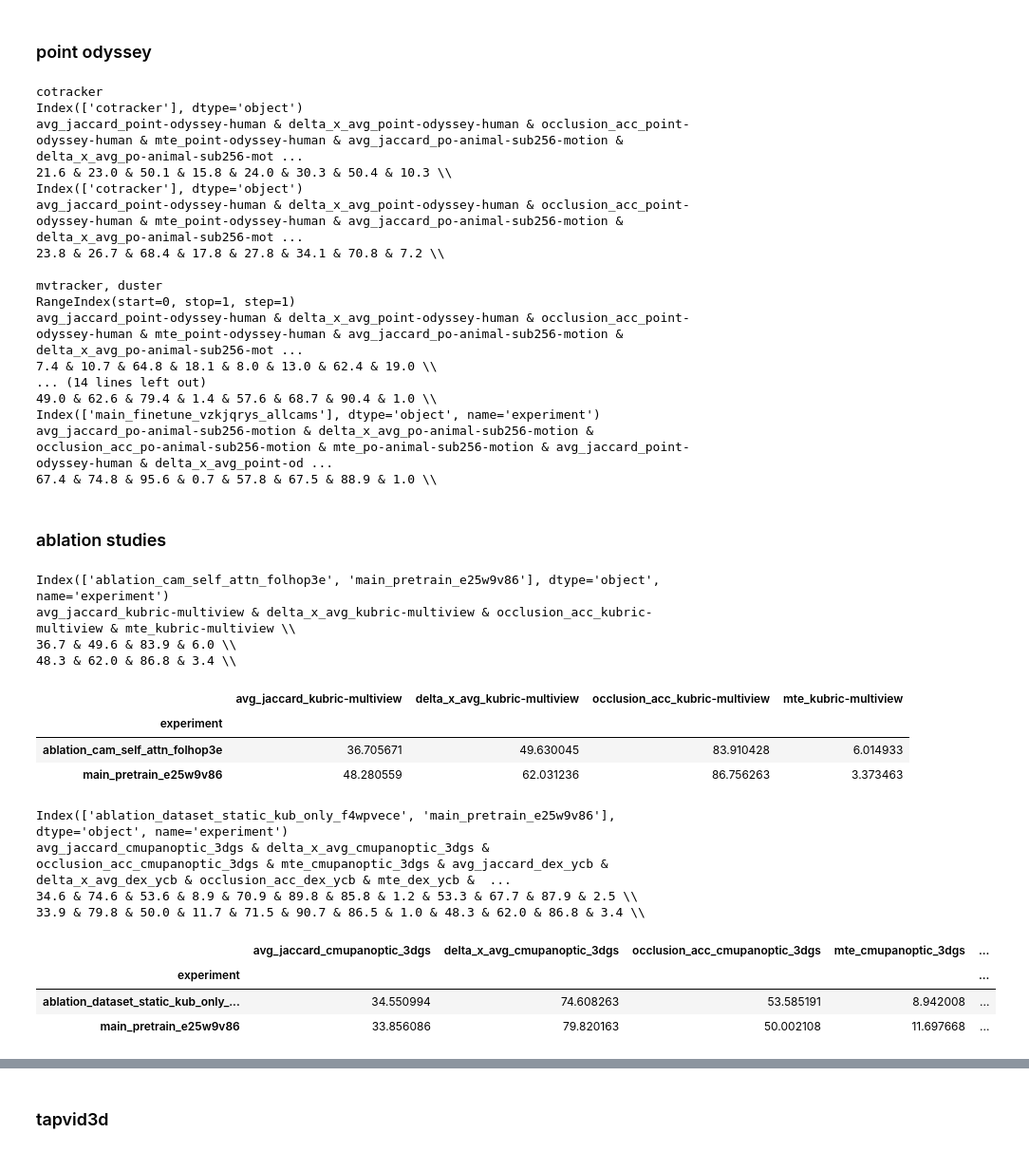
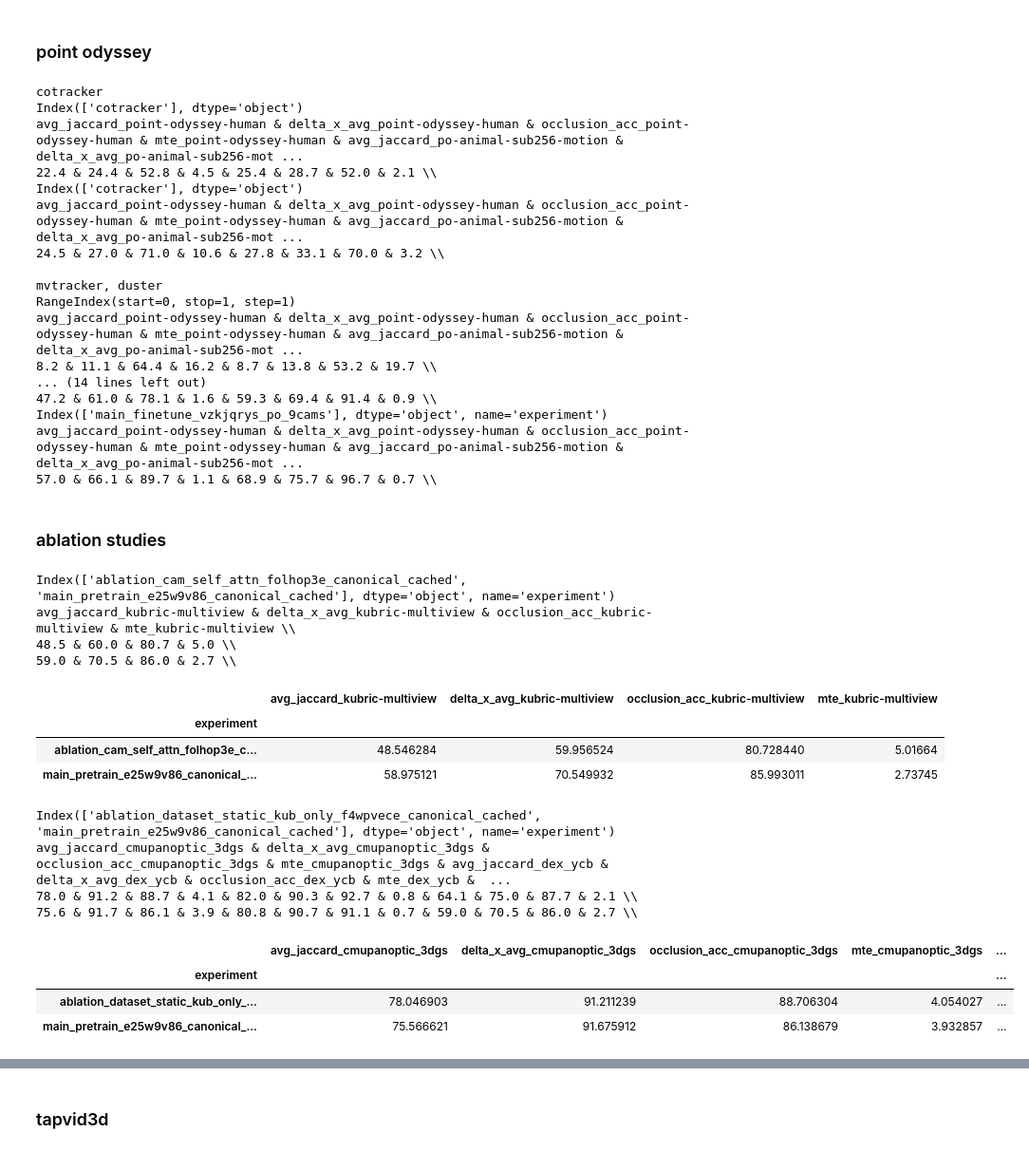
Before and after one commit to AI-HHMI/tracktail-paper, a Jupyter notebook: format_tables_v2.ipynb, the cells around one changed output, grey strips where cells are left out. Shown at 95% size. Cells and saved outputs as stored; diff of their text form; code cells hidden in the pictures.

```diff
--- a/format_tables_v2.ipynb
+++ b/format_tables_v2.ipynb
@@ -337,7 +352,8 @@ avg_jaccard_cmupanoptic_3dgs & delta_x_avg_cmupanoptic_3dgs & occlusion_acc_cmup
 ### point odyssey
 # %%
 # PO benchmark
-experiments = ['main_finetune_vzkjqrys']
+experiments = ['main_finetune_vzkjqrys_po_4cams']
+experiments_all = ['main_finetune_vzkjqrys_po_9cams']
 # datasets = ['point-odyssey-human', 'po-animal-sub256-motion',
 #             'po-animal-moving-sub256-motion','po-human-moving-small']
 datasets = ['point-odyssey-human', 'po-animal-sub256-motion']
@@ -364,33 +380,33 @@ df_to_latex(mvtracker_df_gt_all[cols], decimals = 1, include_header = True)
 
 print('tracktail')
 df_4 = df.loc[experiments, cols]
+df_9 = df.loc[experiments_all, cols]
 df_to_latex(df_4, decimals = 1, include_header = True)
-df_to_latex(df_all, decimals = 1, include_header = True)
+df_to_latex(df_9, decimals = 1, include_header = True)
 print('')
 # %% [output]
 cotracker
 Index(['cotracker'], dtype='object')
 avg_jaccard_point-odyssey-human & delta_x_avg_point-odyssey-human & occlusion_acc_point-odyssey-human & mte_point-odyssey-human & avg_jaccard_po-animal-sub256-motion & delta_x_avg_po-animal-sub256-mot ...
-21.6 & 23.0 & 50.1 & 15.8 & 24.0 & 30.3 & 50.4 & 10.3 \\
+22.4 & 24.4 & 52.8 & 4.5 & 25.4 & 28.7 & 52.0 & 2.1 \\
 Index(['cotracker'], dtype='object')
 avg_jaccard_point-odyssey-human & delta_x_avg_point-odyssey-human & occlusion_acc_point-odyssey-human & mte_point-odyssey-human & avg_jaccard_po-animal-sub256-motion & delta_x_avg_po-animal-sub256-mot ...
-23.8 & 26.7 & 68.4 & 17.8 & 27.8 & 34.1 & 70.8 & 7.2 \\
+24.5 & 27.0 & 71.0 & 10.6 & 27.8 & 33.1 & 70.0 & 3.2 \\
 
 mvtracker, duster
 RangeIndex(start=0, stop=1, step=1)
 avg_jaccard_point-odyssey-human & delta_x_avg_point-odyssey-human & occlusion_acc_point-odyssey-human & mte_point-odyssey-human & avg_jaccard_po-animal-sub256-motion & delta_x_avg_po-animal-sub256-mot ...
-7.4 & 10.7 & 64.8 & 18.1 & 8.0 & 13.0 & 62.4 & 19.0 \\
+8.2 & 11.1 & 64.4 & 16.2 & 8.7 & 13.8 & 53.2 & 19.7 \\
 ... (14 lines left out)
-49.0 & 62.6 & 79.4 & 1.4 & 57.6 & 68.7 & 90.4 & 1.0 \\
-Index(['main_finetune_vzkjqrys_allcams'], dtype='object', name='experiment')
-avg_jaccard_po-animal-sub256-motion & delta_x_avg_po-animal-sub256-motion & occlusion_acc_po-animal-sub256-motion & mte_po-animal-sub256-motion & avg_jaccard_point-odyssey-human & delta_x_avg_point-od ...
-67.4 & 74.8 & 95.6 & 0.7 & 57.8 & 67.5 & 88.9 & 1.0 \\
+47.2 & 61.0 & 78.1 & 1.6 & 59.3 & 69.4 & 91.4 & 0.9 \\
+Index(['main_finetune_vzkjqrys_po_9cams'], dtype='object', name='experiment')
+avg_jaccard_point-odyssey-human & delta_x_avg_point-odyssey-human & occlusion_acc_point-odyssey-human & mte_point-odyssey-human & avg_jaccard_po-animal-sub256-motion & delta_x_avg_po-animal-sub256-mot ...
+57.0 & 66.1 & 89.7 & 1.1 & 68.9 & 75.7 & 96.7 & 0.7 \\
 # %% [markdown]
 ### ablation studies
 # %%
 # cam self attention ablation
-# experiments = ['c3bv8sk5_ablation_cam_self_attn', '2p9of8sk_main_pretrain']
-experiments = ['ablation_cam_self_attn_folhop3e', 'main_pretrain_e25w9v86']
+experiments = ['ablation_cam_self_attn_folhop3e_canonical_cached', 'main_pretrain_e25w9v86_canonical_cached']
 datasets = ['kubric-multiview']
 metrics = ['avg_jaccard', 'delta_x_avg', 'occlusion_acc', 'mte']
 
@@ -399,33 +415,33 @@ sub_df = df.loc[experiments, cols]
 df_to_latex(sub_df, decimals = 1, include_header = True)
 sub_df
 # %% [output]
-Index(['ablation_cam_self_attn_folhop3e', 'main_pretrain_e25w9v86'], dtype='object', name='experiment')
+Index(['ablation_cam_self_attn_folhop3e_canonical_cached', 'main_pretrain_e25w9v86_canonical_cached'], dtype='object', name='experiment')
 avg_jaccard_kubric-multiview & delta_x_avg_kubric-multiview & occlusion_acc_kubric-multiview & mte_kubric-multiview \\
-36.7 & 49.6 & 83.9 & 6.0 \\
-48.3 & 62.0 & 86.8 & 3.4 \\
+48.5 & 60.0 & 80.7 & 5.0 \\
+59.0 & 70.5 & 86.0 & 2.7 \\
 |  | avg_jaccard_kubric-multiview | delta_x_avg_kubric-multiview | occlusion_acc_kubric-multiview | mte_kubric-multiview |
 | experiment |  |  |  |  |
-| ablation_cam_self_attn_folhop3e | 36.705671 | 49.630045 | 83.910428 | 6.014933 |
-| main_pretrain_e25w9v86 | 48.280559 | 62.031236 | 86.756263 | 3.373463 |
+| ablation_cam_self_attn_folhop3e_c... | 48.546284 | 59.956524 | 80.728440 | 5.01664 |
+| main_pretrain_e25w9v86_canonical_... | 58.975121 | 70.549932 | 85.993011 | 2.73745 |
 # %%
-# dataset ablation
-# experiments = ['l60u31gr_ablation_dataset_kubric_only', 'r2eufrxl_ablation_dataset_static_only', '2p9of8sk_main_pretrain']
-experiments = ['ablation_dataset_static_kub_only_f4wpvece', 'main_pretrain_e25w9v86']
-datasets = ['cmupanoptic_3dgs', 'dex_ycb', 'kubric-multiview']
-metrics = ['avg_jaccard', 'delta_x_avg', 'occlusion_acc', 'mte']
+# # dataset ablation
+# # experiments = ['l60u31gr_ablation_dataset_kubric_only', 'r2eufrxl_ablation_dataset_static_only', '2p9of8sk_main_pretrain']
+# experiments = ['ablation_dataset_static_kub_only_f4wpvece_canonical_cached', 'main_pretrain_e25w9v86_canonical_cached']
+# datasets = ['cmupanoptic_3dgs', 'dex_ycb', 'kubric-multiview']
+# metrics = ['avg_jaccard', 'delta_x_avg', 'occlusion_acc', 'mte']
 
-cols = [f'{metric}_{dataset}' for dataset in datasets for metric in metrics]
-sub_df = df.loc[experiments, cols]
-df_to_latex(sub_df, decimals = 1, include_header = True)
-sub_df
+# cols = [f'{metric}_{dataset}' for dataset in datasets for metric in metrics]
+# sub_df = df.loc[experiments, cols]
+# df_to_latex(sub_df, decimals = 1, include_header = True)
+# sub_df
 # %% [output]
-Index(['ablation_dataset_static_kub_only_f4wpvece', 'main_pretrain_e25w9v86'], dtype='object', name='experiment')
+Index(['ablation_dataset_static_kub_only_f4wpvece_canonical_cached', 'main_pretrain_e25w9v86_canonical_cached'], dtype='object', name='experiment')
 avg_jaccard_cmupanoptic_3dgs & delta_x_avg_cmupanoptic_3dgs & occlusion_acc_cmupanoptic_3dgs & mte_cmupanoptic_3dgs & avg_jaccard_dex_ycb & delta_x_avg_dex_ycb & occlusion_acc_dex_ycb & mte_dex_ycb &  ...
-34.6 & 74.6 & 53.6 & 8.9 & 70.9 & 89.8 & 85.8 & 1.2 & 53.3 & 67.7 & 87.9 & 2.5 \\
-33.9 & 79.8 & 50.0 & 11.7 & 71.5 & 90.7 & 86.5 & 1.0 & 48.3 & 62.0 & 86.8 & 3.4 \\
+78.0 & 91.2 & 88.7 & 4.1 & 82.0 & 90.3 & 92.7 & 0.8 & 64.1 & 75.0 & 87.7 & 2.1 \\
+75.6 & 91.7 & 86.1 & 3.9 & 80.8 & 90.7 & 91.1 & 0.7 & 59.0 & 70.5 & 86.0 & 2.7 \\
 |  | avg_jaccard_cmupanoptic_3dgs | delta_x_avg_cmupanoptic_3dgs | occlusion_acc_cmupanoptic_3dgs | mte_cmupanoptic_3dgs | ... |
 | experiment |  |  |  |  | ... |
-| ablation_dataset_static_kub_only_... | 34.550994 | 74.608263 | 53.585191 | 8.942008 | ... |
-| main_pretrain_e25w9v86 | 33.856086 | 79.820163 | 50.002108 | 11.697668 | ... |
+| ablation_dataset_static_kub_only_... | 78.046903 | 91.211239 | 88.706304 | 4.054027 | ... |
+| main_pretrain_e25w9v86_canonical_... | 75.566621 | 91.675912 | 86.138679 | 3.932857 | ... |
 # %%
 # encoder size ablation
```
Also changed, not shown: parts of 8 cells of this notebook, 3 other files.
